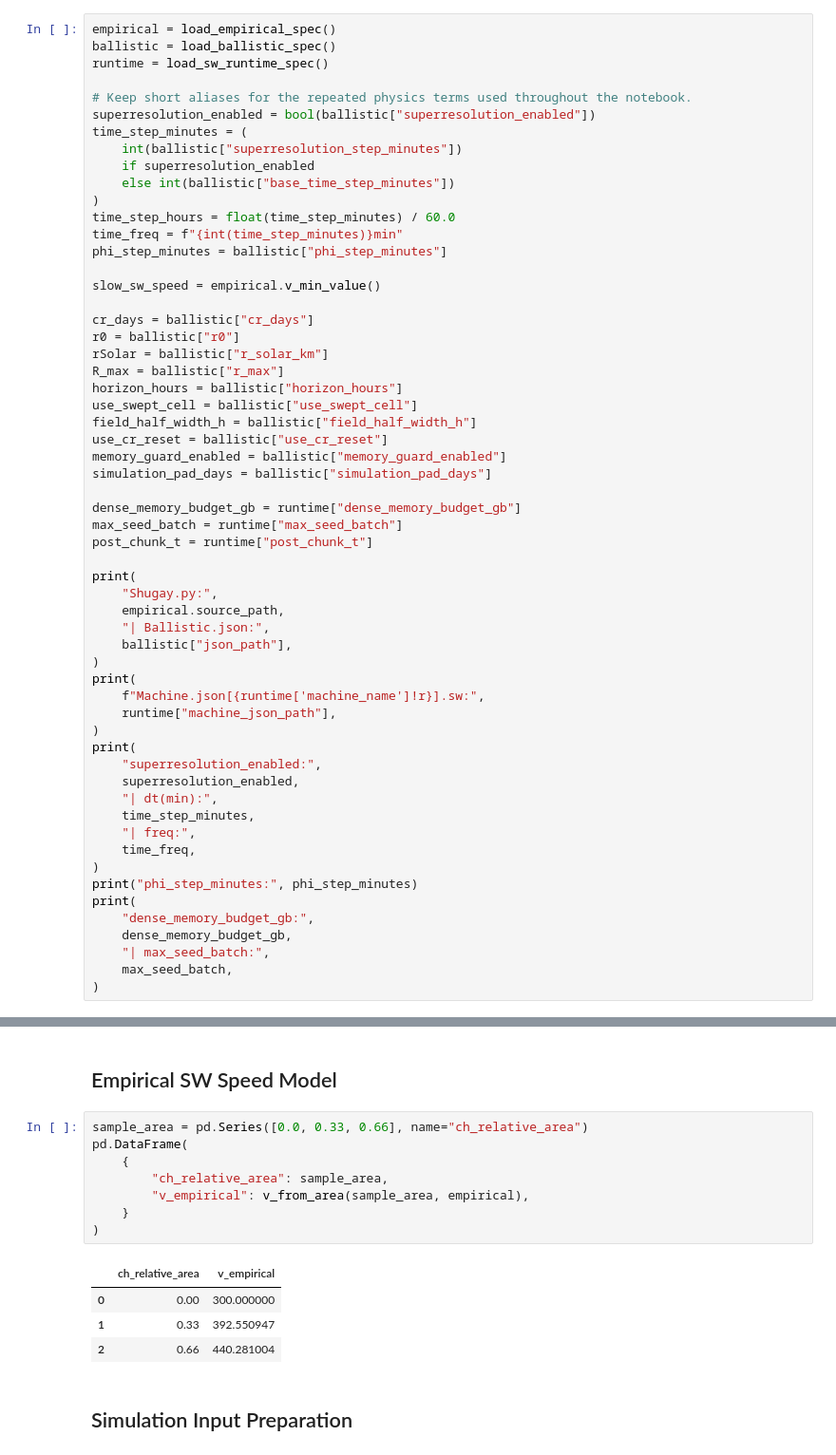
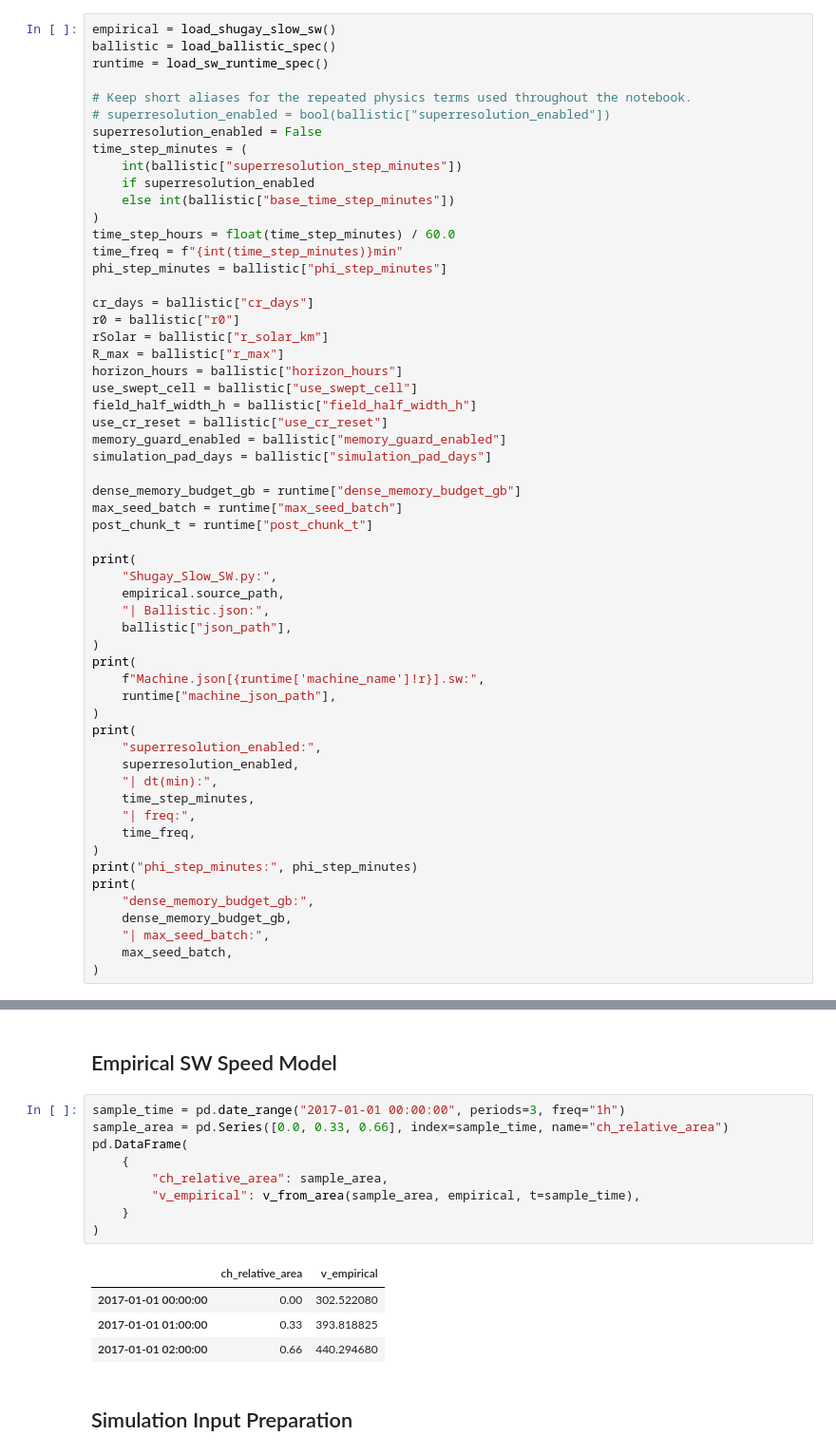
Before and after one commit to oscu0/helio-n, a Jupyter notebook: SW 3.ipynb, the cells around one changed output, grey strips where cells are left out. Shown at 95% size. Drawn from its saved outputs; the diff is of its cells as text.

```diff
--- a/SW 3.ipynb
+++ b/SW 3.ipynb
@@ -61,12 +61,13 @@ from Library.SW.Visualization import (
 # %% [markdown]
 ## Global Parameters
 # %%
-empirical = load_empirical_spec()
+empirical = load_shugay_slow_sw()
 ballistic = load_ballistic_spec()
 runtime = load_sw_runtime_spec()
 
 # Keep short aliases for the repeated physics terms used throughout the notebook.
-superresolution_enabled = bool(ballistic["superresolution_enabled"])
+# superresolution_enabled = bool(ballistic["superresolution_enabled"])
+superresolution_enabled = False
 time_step_minutes = (
     int(ballistic["superresolution_step_minutes"])
     if superresolution_enabled
@@ -75,8 +76,6 @@ time_step_minutes = (
 time_step_hours = float(time_step_minutes) / 60.0
 time_freq = f"{int(time_step_minutes)}min"
 phi_step_minutes = ballistic["phi_step_minutes"]
-
-slow_sw_speed = empirical.v_min_value()
 
 cr_days = ballistic["cr_days"]
 r0 = ballistic["r0"]
@@ -94,7 +93,7 @@ max_seed_batch = runtime["max_seed_batch"]
 post_chunk_t = runtime["post_chunk_t"]
 
 print(
-    "Shugay.py:",
+    "Shugay_Slow_SW.py:",
     empirical.source_path,
     "| Ballistic.json:",
     ballistic["json_path"],
@@ -161,18 +160,19 @@ Rows in filtered input: 1473
 # %% [markdown]
 ## Empirical SW Speed Model
 # %%
-sample_area = pd.Series([0.0, 0.33, 0.66], name="ch_relative_area")
+sample_time = pd.date_range("2017-01-01 00:00:00", periods=3, freq="1h")
+sample_area = pd.Series([0.0, 0.33, 0.66], index=sample_time, name="ch_relative_area")
 pd.DataFrame(
     {
         "ch_relative_area": sample_area,
-        "v_empirical": v_from_area(sample_area, empirical),
+        "v_empirical": v_from_area(sample_area, empirical, t=sample_time),
     }
 )
 # %% [output]
 |  | ch_relative_area | v_empirical |
-| 0 | 0.00 | 300.000000 |
-| 1 | 0.33 | 392.550947 |
-| 2 | 0.66 | 440.281004 |
+| 2017-01-01 00:00:00 | 0.00 | 302.522080 |
+| 2017-01-01 01:00:00 | 0.33 | 393.818825 |
+| 2017-01-01 02:00:00 | 0.66 | 440.294680 |
 # %% [markdown]
 ## Simulation Input Preparation
 # %%
```
Also changed, not shown: parts of 8 cells of this notebook.
